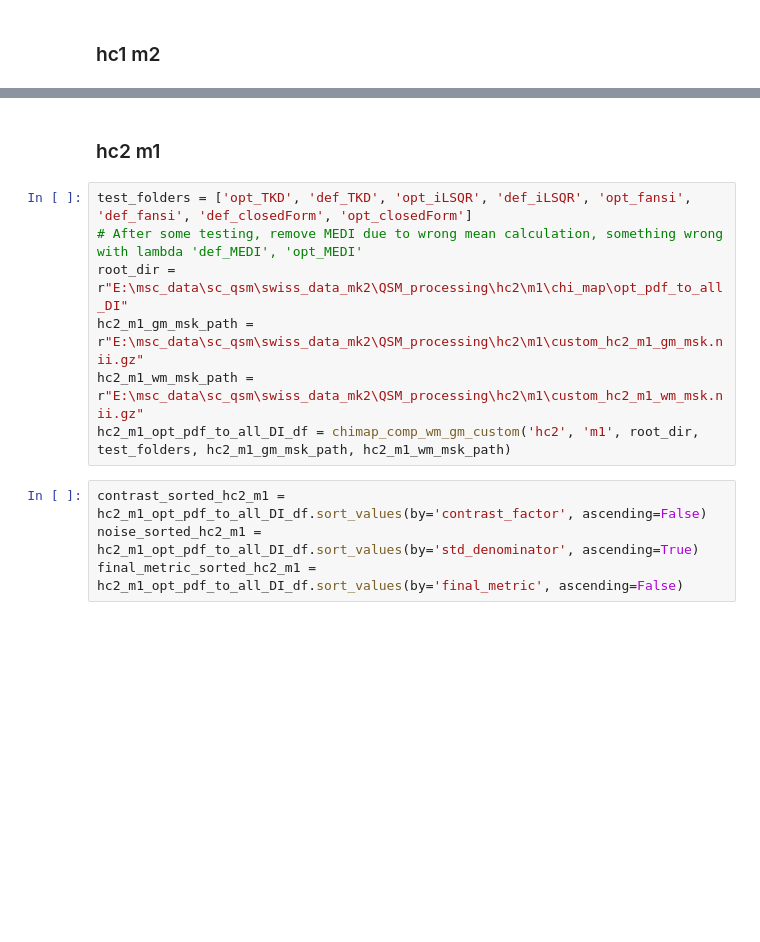
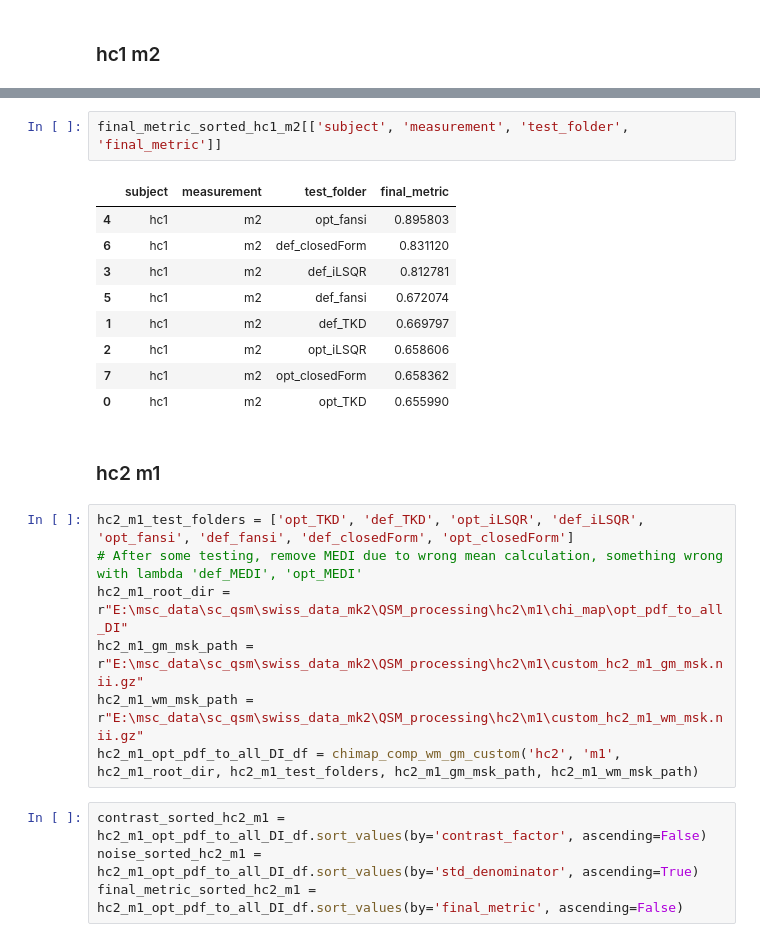
Before and after one commit to sriosq/Image-processing-strategies, a Jupyter notebook: qsm_testing/chi_mapping_metric_analysis.ipynb, the cells around one changed output, grey strips where cells are left out. Cells and saved outputs as stored; diff of their text form; blank space fills up the shorter version.

```diff
--- a/qsm_testing/chi_mapping_metric_analysis.ipynb
+++ b/qsm_testing/chi_mapping_metric_analysis.ipynb
@@ -187,12 +222,24 @@ We compare the results of before vs after DI algo optimization using the local f
+# %%
+final_metric_sorted_hc1_m2[['subject', 'measurement', 'test_folder', 'final_metric']]
+# %% [output]
+|  | subject | measurement | test_folder | final_metric |
+| 4 | hc1 | m2 | opt_fansi | 0.895803 |
+| 6 | hc1 | m2 | def_closedForm | 0.831120 |
+| 3 | hc1 | m2 | def_iLSQR | 0.812781 |
+| 5 | hc1 | m2 | def_fansi | 0.672074 |
+| 1 | hc1 | m2 | def_TKD | 0.669797 |
+| 2 | hc1 | m2 | opt_iLSQR | 0.658606 |
+| 7 | hc1 | m2 | opt_closedForm | 0.658362 |
+| 0 | hc1 | m2 | opt_TKD | 0.655990 |
 # %% [markdown]
 ### hc2 m1
 # %%
-test_folders = ['opt_TKD', 'def_TKD', 'opt_iLSQR', 'def_iLSQR', 'opt_fansi', 'def_fansi', 'def_closedForm', 'opt_closedForm']
+hc2_m1_test_folders = ['opt_TKD', 'def_TKD', 'opt_iLSQR', 'def_iLSQR', 'opt_fansi', 'def_fansi', 'def_closedForm', 'opt_closedForm']
 # After some testing, remove MEDI due to wrong mean calculation, something wrong with lambda 'def_MEDI', 'opt_MEDI'
-root_dir =  r"E:\msc_data\sc_qsm\swiss_data_mk2\QSM_processing\hc2\m1\chi_map\opt_pdf_to_all_DI"
+hc2_m1_root_dir =  r"E:\msc_data\sc_qsm\swiss_data_mk2\QSM_processing\hc2\m1\chi_map\opt_pdf_to_all_DI"
 hc2_m1_gm_msk_path = r"E:\msc_data\sc_qsm\swiss_data_mk2\QSM_processing\hc2\m1\custom_hc2_m1_gm_msk.nii.gz"
 hc2_m1_wm_msk_path = r"E:\msc_data\sc_qsm\swiss_data_mk2\QSM_processing\hc2\m1\custom_hc2_m1_wm_msk.nii.gz"
-hc2_m1_opt_pdf_to_all_DI_df = chimap_comp_wm_gm_custom('hc2', 'm1', root_dir, test_folders, hc2_m1_gm_msk_path, hc2_m1_wm_msk_path)
+hc2_m1_opt_pdf_to_all_DI_df = chimap_comp_wm_gm_custom('hc2', 'm1', hc2_m1_root_dir, hc2_m1_test_folders, hc2_m1_gm_msk_path, hc2_m1_wm_msk_path)
 # %%
 contrast_sorted_hc2_m1 = hc2_m1_opt_pdf_to_all_DI_df.sort_values(by='contrast_factor', ascending=False)
 noise_sorted_hc2_m1 = hc2_m1_opt_pdf_to_all_DI_df.sort_values(by='std_denominator', ascending=True)
```
Also changed, not shown: parts of 4 cells of this notebook.
